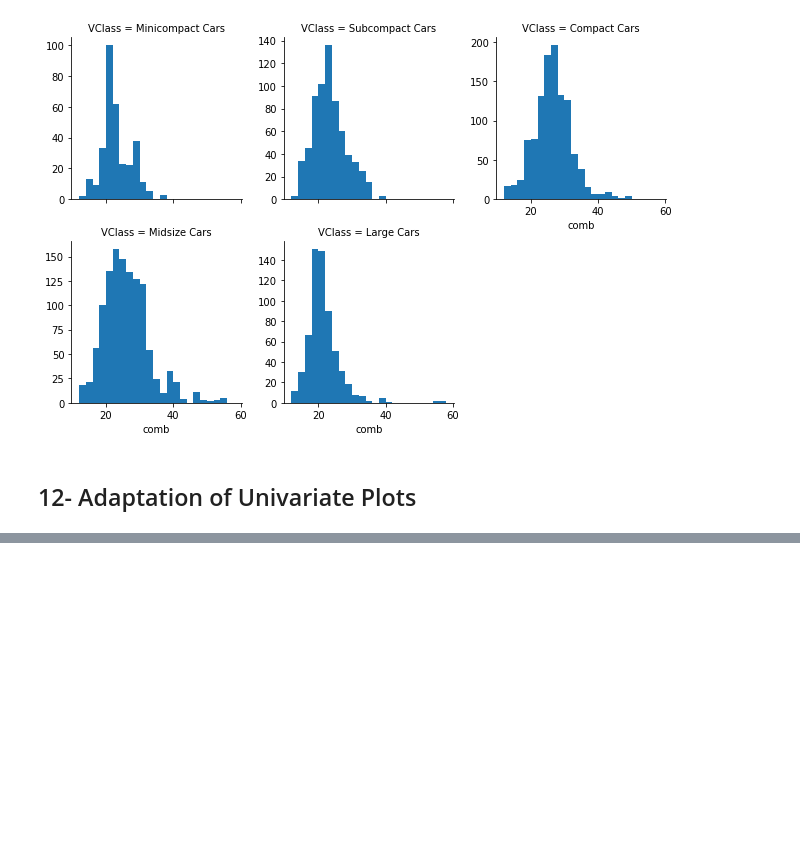
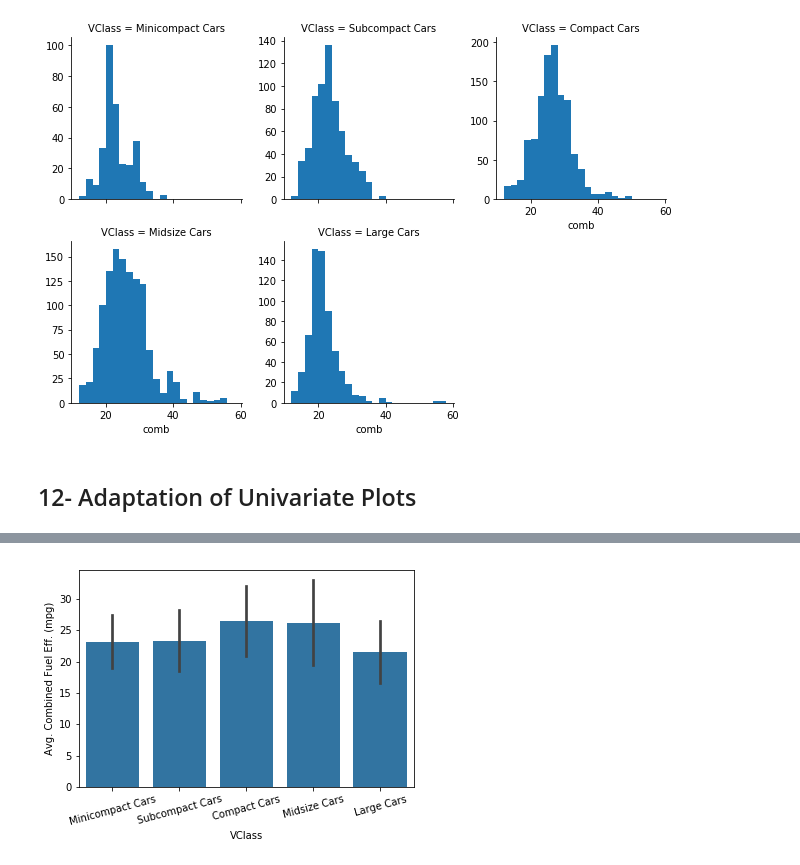
Before and after one commit to iRaied/Project_5_3_Pokemon, a Jupyter notebook: Bivariate_Exploration.ipynb, the cells around one changed output, grey strips where cells are left out. Drawn from its saved outputs; the diff is of its cells as text; code cells hidden in the pictures; blank space fills up the shorter version.

```diff
--- a/Bivariate_Exploration.ipynb
+++ b/Bivariate_Exploration.ipynb
@@ -426,0 +455,10 @@ g.map(plt.hist, 'comb', bins = bins);
+# %%
+# We can change the bars to represent the standard deviation of data points by setting ci = "sd"
+
+base_color = sb.color_palette()[0]
+sb.barplot(data = fuel_econ, x = 'VClass', y = 'comb',
+              color = base_color, ci = 'sd');
+plt.xticks(rotation = 15);
+plt.ylabel('Avg. Combined Fuel Eff. (mpg)');
+# %% [output]
+[figure, added]
```
Also changed, not shown: parts of 5 cells of this notebook.
